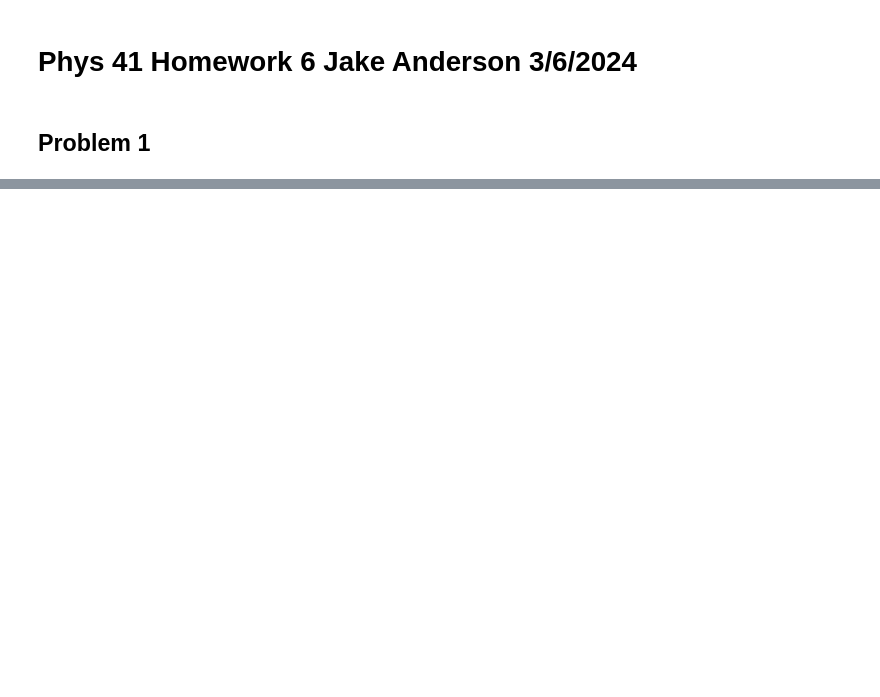
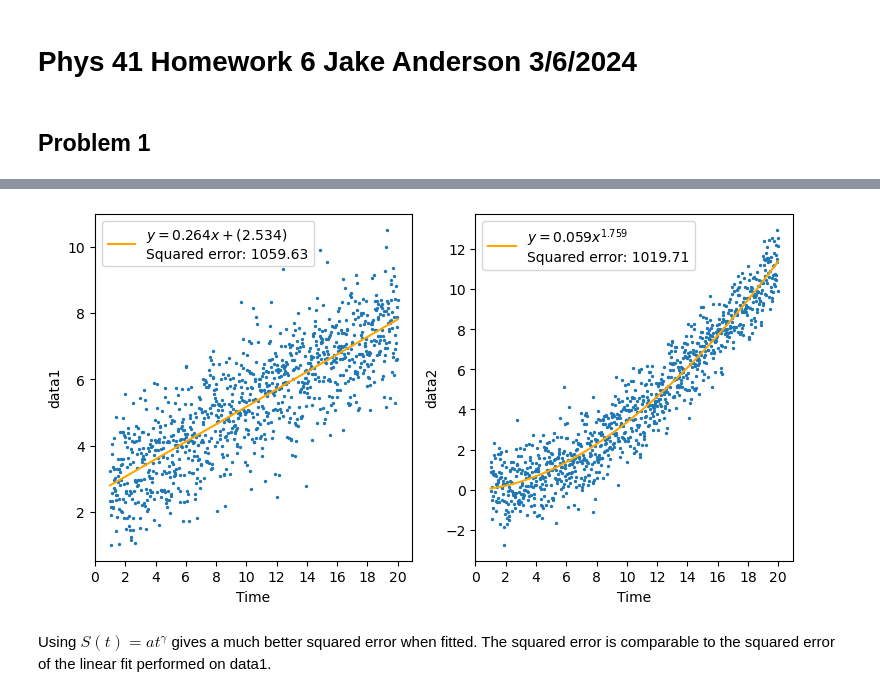
Before and after one commit to jaketanderson/phys41, a Jupyter notebook: Homework_6/Homework_6.ipynb, the cells around one changed output, grey strips where cells are left out. Saved outputs shown, nothing was run; the diff lists cells and outputs as text; code cells hidden in the pictures; blank space fills up the shorter version.

```diff
--- a/Homework_6/Homework_6.ipynb
+++ b/Homework_6/Homework_6.ipynb
@@ -68,0 +75,47 @@ ax2.legend()
+# %%
+def power(params, x):
+    a, gamma = params
+    return a * x**gamma
+
+
+def error2(params, x, data):
+    y_true = data
+    y_pred = power(params, x)
+    return np.sum((y_true - y_pred) ** 2)
+# %%
+result1 = minimize(error1, [1, 1], args=(times, data1))
+result2 = minimize(error2, [1, 1], args=(times, data2))
+
+fig, (ax1, ax2) = plt.subplots(nrows=1, ncols=2, figsize=(9, 4.5))
+
+ax1.scatter(times, data1, s=2)
+ax1.plot(
+    times,
+    line(result1.x, times),
+    color="orange",
+    zorder=10,
+    label=f"$y={result1.x[0]:0.3f}x+({result1.x[1]:0.3f})$\nSquared error: {result1.fun:0.2f}",
+)
+ax1.set_xticks(np.arange(min(times) - 1, max(times) + 1, 2))
+ax1.set_xlabel("Time")
+ax1.set_ylabel("data1")
+ax1.legend()
+
+ax2.scatter(times, data2, s=2)
+ax2.plot(
+    times,
+    power(result2.x, times),
+    color="orange",
+    zorder=10,
+    label=f"$y={result2.x[0]:0.3f}x^{{{result2.x[1]:0.3f}}}$\nSquared error: {result2.fun:0.2f}",
+)
+ax2.set_xticks(np.arange(min(times) - 1, max(times) + 1, 2))
+ax2.set_xlabel("Time")
+ax2.set_ylabel("data2")
+ax2.legend()
+
+fig.show()
+# %% [output]
+[figure, added]
+# %% [markdown]
+Using $S(t)=at^\gamma$ gives a much better squared error when fitted. The squared error is comparable to the squared error of the linear fit performed on data1.
```
Also changed, not shown: parts of 3 cells of this notebook.
